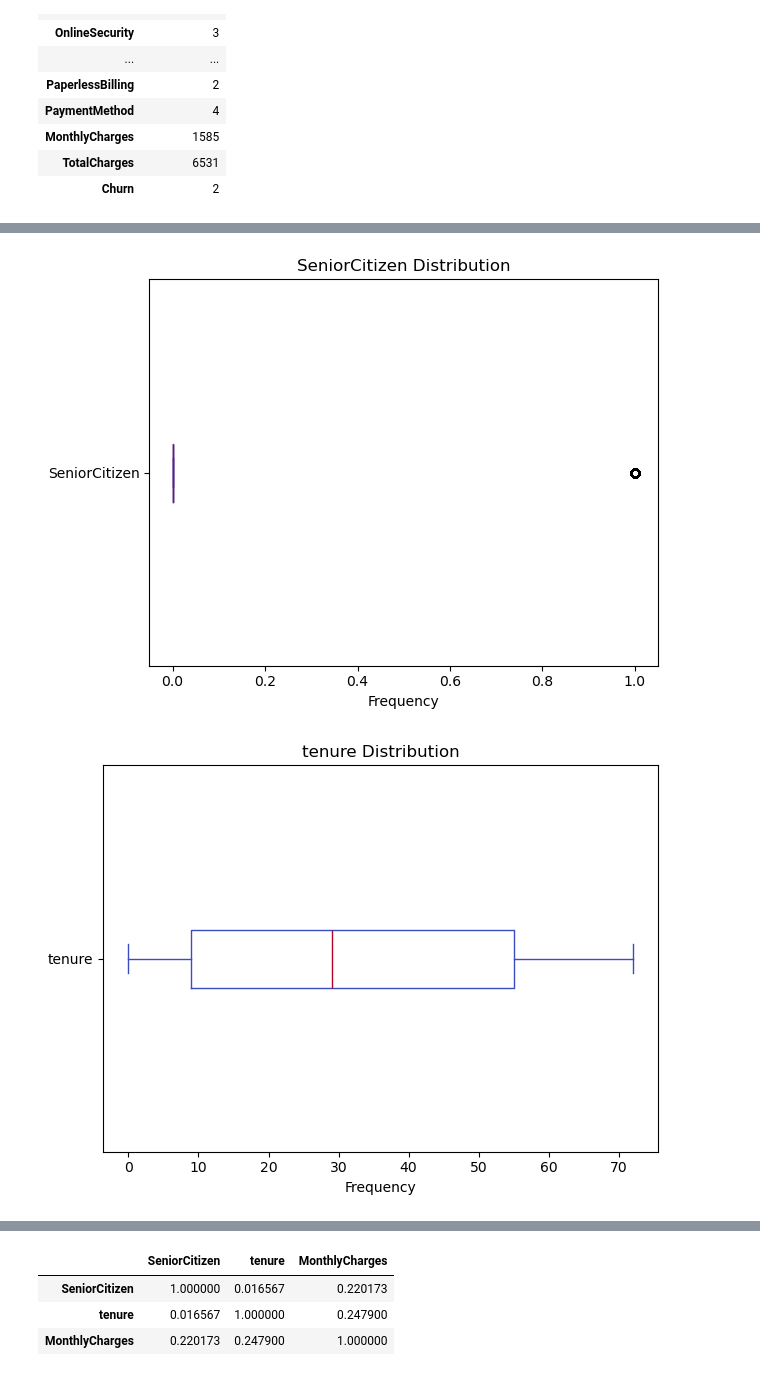
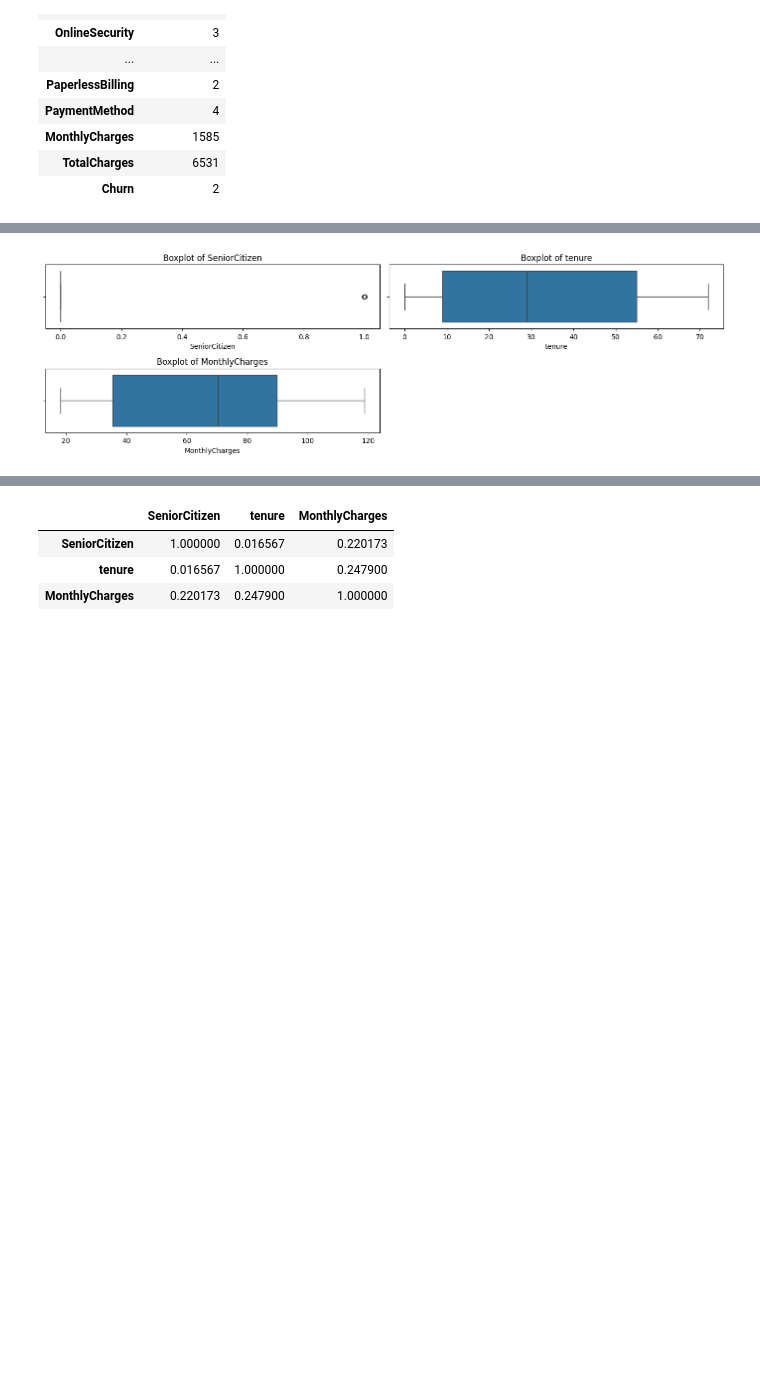
Before and after one commit to Christian-Chrata/Telco-Customer-Churn, a Jupyter notebook: Telco Customer Churn.ipynb, the cells around one changed output, grey strips where cells are left out. Saved outputs shown, nothing was run; the diff lists cells and outputs as text; code cells hidden in the pictures; blank space fills up the shorter version.

```diff
--- a/Telco Customer Churn.ipynb
+++ b/Telco Customer Churn.ipynb
@@ -163,15 +163,15 @@ pd.DataFrame(df.nunique()).rename(columns={0: "Unique Value"})
 | TotalCharges | 6531 |
 | Churn | 2 |
 # %%
-# Drop the columns you don't want to analyze
+# Drop the columns with many unique values
 check_unique = df.drop(
-    columns=["customerID", "MonthlyCharges", "TotalCharges", "tenure"]
+    columns=["customerID", "MonthlyCharges", "TotalCharges"]
 )
 
 # Unique values for each remaining column
 unique_values = pd.DataFrame({
-    'Column': check_unique.columns,
-    'Unique Values': [', '.join(map(str, check_unique[col].dropna().unique()))
+    "Column": check_unique.columns,
+    "Unique Values": [", ".join(map(str, check_unique[col].dropna().unique()))
                      for col in check_unique.columns]
 })
 
@@ -199,16 +198,13 @@ unique_values
 # %%
-# Check outlier
-cols = ["SeniorCitizen", "tenure", "MonthlyCharges"]
+numeric_columns = df.select_dtypes(include=["float64", "int64"]).columns.tolist()
 
-for col in cols:
-    df[col].plot(kind="box", cmap="coolwarm", vert=False)
-
-    plt.title(f"{col} Distribution")
-    plt.xlabel("Frequency")
-
+# Visualization
+plt.figure(figsize=(14, 6))
+for i, col in enumerate(numeric_columns, 1):
+    plt.subplot(3, 2, i)
+    sns.boxplot(x=df[col])
+    plt.title(f"Boxplot of {col}")
     plt.tight_layout()
-    plt.show()
-    print()
+plt.show()
 # %% [output]
-[figure, old version]
+[figure, new version]
-[figure, removed]
```
Also changed, not shown: parts of 31 cells of this notebook, 3 other files.
